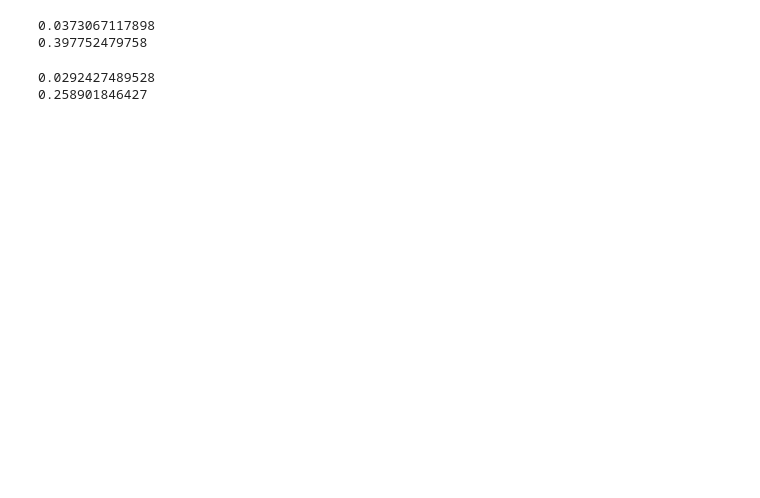
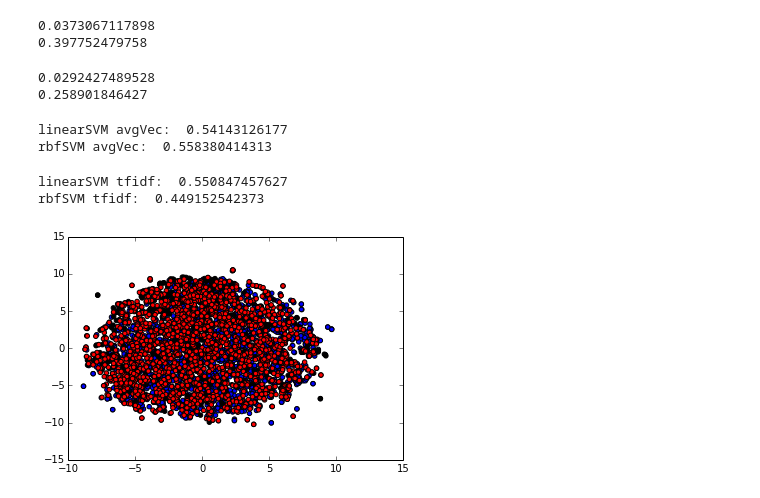
Before and after one commit to zmjjmz/political_ideology_paragraph_vectors, a Jupyter notebook: Prototyping.ipynb, the cells around one changed output. Saved outputs shown, nothing was run; the diff lists cells and outputs as text; code cells hidden in the pictures; blank space fills up the shorter version.

Commit message:
linear and rbf kernel support, TSNE analysis, tfidf classifier

```diff
--- a/Prototyping.ipynb
+++ b/Prototyping.ipynb
@@ -238,12 +238,47 @@ print(cosine(vec1,vec3))
 # %%
 # Train on average*sqrt(n) vectors
 from sklearn import svm, cross_validation
-X = []
-y = []
+avgX = []
+avgy = []
 for label in dictIBC_cr:
     for sent in dictIBC_cr[label]:
-        X.append(avg_vector(sent,commcrawl_vecs))
-        y.append(label)
-X_train, X_test, y_train, y_test = cross_validation.train_test_split(X,y,test_size=0.25)
-linear_svc = svm.SVC().fit(X_train, y_train)
-print(linear_svc.score(X_test,y_test))
+        avgX.append(avg_vector(sent,commcrawl_vecs))
+        avgy.append(label)
+avgX_train, avgX_test, avgy_train, avgy_test = cross_validation.train_test_split(avgX,avgy,test_size=0.25)
+avg_linear_svc = svm.SVC(kernel="linear").fit(avgX_train, avgy_train)
+avg_rbf_svc = svm.SVC(kernel="rbf").fit(avgX_train, avgy_train)
+print("linearSVM avgVec: ",avg_linear_svc.score(avgX_test,avgy_test))
+print("rbfSVM avgVec: ",avg_rbf_svc.score(avgX_test,avgy_test))
+# %% [output]
+linearSVM avgVec:  0.54143126177
+rbfSVM avgVec:  0.558380414313
+# %%
+tfX = []
+tfy = []
+for label in dictIBC_cr:
+    for sent in dictIBC_cr[label]:
+        tfX.append(tfidf_vector(sent,commcrawl_vecs,idfWeights))
+        tfy.append(label)
+tfX_train, tfX_test, tfy_train, tfy_test = cross_validation.train_test_split(tfX,tfy,test_size=0.25)
+tf_linear_svc = svm.SVC(kernel="linear").fit(tfX_train, tfy_train)
+tf_rbf_svc = svm.SVC(kernel="rbf").fit(tfX_train, tfy_train)
+print("linearSVM tfidf: ",tf_linear_svc.score(tfX_test,tfy_test))
+print("rbfSVM tfidf: ",tf_rbf_svc.score(tfX_test,tfy_test))
+# %% [output]
+linearSVM tfidf:  0.550847457627
+rbfSVM tfidf:  0.449152542373
+# %%
+%matplotlib inline
+from sklearn.manifold import TSNE
+import matplotlib.pyplot as plt
+def cosine_(x,y,squared=True):
+    return cosine(x,y)
+avgTSNE_model = TSNE(verbose=3,metric=cosine_).fit_transform(avgX)
+tfTSNE_model = TSNE(verbose=3,metric=cosine_).fit_transform(tfX)
+# %%
+color_dict = {'liberal':'b','conservative':'r','neutral':'k'}
+colors = [color_dict[i] for i in avgy]
+plt.scatter(*zip(*avgTSNE_model),c=colors)
+plt.show()
+# %% [output]
+[figure, added]
```
Also changed, not shown: parts of 3 cells of this notebook.
